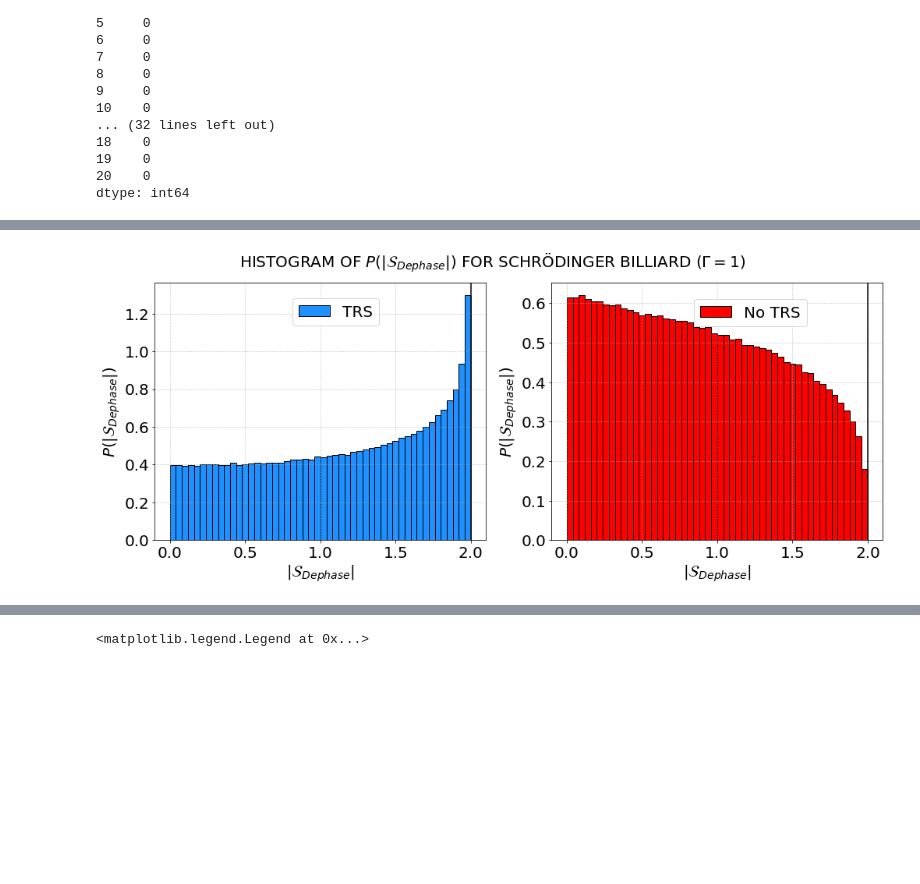
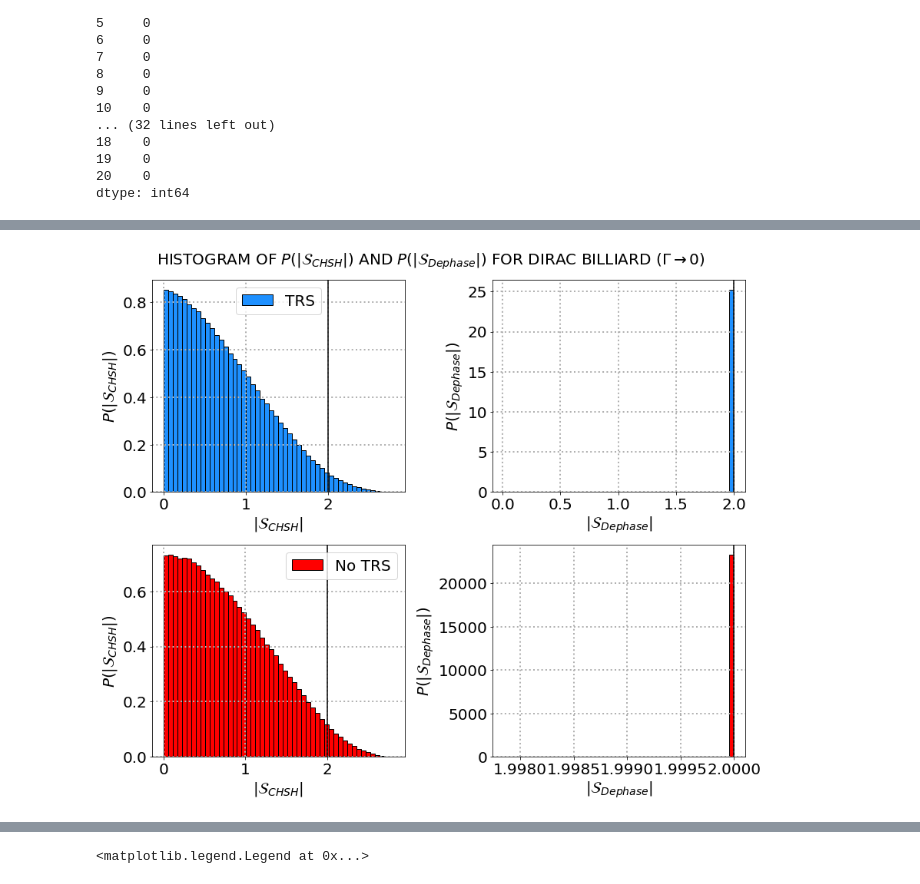
Before and after one commit to Rafffaelb/Dirac_Billiard, a Jupyter notebook: Chiral/Data_Analysis/Dirac_Bell_Parameter.ipynb, the cells around one changed output, grey strips where cells are left out. Cells and saved outputs as stored; diff of their text form; code cells hidden in the pictures; blank space fills up the shorter version.

Commit message:
Performing simulations of Bell's parameter vs gamma and with fixed base of measurement

```diff
--- a/Chiral/Data_Analysis/Dirac_Bell_Parameter.ipynb
+++ b/Chiral/Data_Analysis/Dirac_Bell_Parameter.ipynb
@@ -245,6 +245,9 @@ axs.legend(fontsize = 15)
 df_Bell_Parameter_Dephase_Gamma_O = pd.read_csv(r'Bell_Parameter/Bell_Gamma/Dirac_Bell_Parameter_Dephase_O_Gamma.txt', sep = '\t', header = None)
 df_Bell_Parameter_Dephase_Gamma_U = pd.read_csv(r'Bell_Parameter/Bell_Gamma/Dirac_Bell_Parameter_Dephase_U_Gamma.txt', sep = '\t', header = None)
 # %%
+Bell_Parameter_Gamma_O = df_Bell_Parameter_Gamma_O.values
+Bell_Parameter_Gamma_U = df_Bell_Parameter_Gamma_U.values
+
 Bell_Parameter_Dephase_Gamma_O = df_Bell_Parameter_Dephase_Gamma_O.values
 Bell_Parameter_Dephase_Gamma_U = df_Bell_Parameter_Dephase_Gamma_U.values
 
@@ -303,26 +336,33 @@ dtype: float64
 # %%
-fig, axs = plt.subplots(1,2, figsize = (14, 6), constrained_layout = True)
+fig, axs = plt.subplots(2,2, figsize = (12, 10), constrained_layout = True, facecolor = 'w')
 
-fig.suptitle(r'HISTOGRAM OF $P(|\mathcal{S}_{Dephase}|)$ FOR SCHRÖDINGER BILLIARD ($\Gamma = 1$)', fontsize = 20)
+fig.suptitle(r'HISTOGRAM OF $P(|\mathcal{S}_{CHSH}|)$ AND $P(|\mathcal{S}_{Dephase}|)$ FOR DIRAC BILLIARD ($\Gamma \rightarrow 0$)', fontsize = 20)
 
-axs[0].hist(Bell_Parameter_Dephase_Gamma_O[:,20], bins = 50, color = 'dodgerblue', label = r'TRS', alpha = 1, density = True, histtype = 'bar', ec = 'black')
-axs[0].legend(prop = {'size': 20}, bbox_to_anchor = (0.7, 0.97))
-axs[0].set_xlabel(r'$|\mathcal{S}_{Dephase}|$', fontsize = 20)
-axs[0].tick_params(axis = 'both', which = 'major', labelsize = 20)
-axs[0].set_ylabel('$P(|\mathcal{S}_{Dephase}|)$', fontsize = 20)
-axs[0].axvline(2, color = 'black')
+axs[0,0].hist(Bell_Parameter_Gamma_O[:,0], bins = 50, color = 'dodgerblue', label = r'TRS', alpha = 1, density = True, histtype = 'bar', ec = 'black')
+axs[0,0].legend(prop = {'size': 20}, loc = 'best')
+axs[0,0].set_xlabel(r'$|\mathcal{S}_{CHSH}|$', fontsize = 20)
+axs[0,0].set_ylabel('$P(|\mathcal{S}_{CHSH}|)$', fontsize = 20)
 
-axs[1].hist(Bell_Parameter_Dephase_Gamma_U[:,20], bins = 50, color = 'red', label = r'No TRS', alpha = 1, density = True, histtype = 'bar', ec = 'black')
-axs[1].legend(prop = {'size': 20}, bbox_to_anchor = (0.6, 0.8))
-axs[1].set_xlabel(r'$|\mathcal{S}_{Dephase}|$', fontsize = 20)
-axs[1].tick_params(axis = 'both', which = 'major', labelsize = 20)
-axs[1].set_ylabel('$P(|\mathcal{S}_{Dephase}|)$', fontsize = 20)
-axs[1].axvline(2, color = 'black')
+axs[1,0].hist(Bell_Parameter_Gamma_U[:,0], bins = 50, color = 'red', label = r'No TRS', alpha = 1, density = True, histtype = 'bar', ec = 'black')
+axs[1,0].legend(prop = {'size': 20}, loc = 'best')
+axs[1,0].set_xlabel(r'$|\mathcal{S}_{CHSH}|$', fontsize = 20)
+axs[1,0].set_ylabel('$P(|\mathcal{S}_{CHSH}|)$', fontsize = 20)
 
-axs[0].grid(linestyle = ':')
-axs[1].grid(linestyle = ':')
+axs[0,1].hist(Bell_Parameter_Dephase_Gamma_O[:,0], bins = 50, color = 'dodgerblue', label = r'TRS', alpha = 1, density = True, histtype = 'bar', ec = 'black')
+axs[0,1].set_xlabel(r'$|\mathcal{S}_{Dephase}|$', fontsize = 20)
+axs[0,1].set_ylabel('$P(|\mathcal{S}_{Dephase}|)$', fontsize = 20)
+
+axs[1,1].hist(Bell_Parameter_Dephase_Gamma_U[:,0], bins = 50, color = 'red', label = r'No TRS', alpha = 1, density = True, histtype = 'bar', ec = 'black')
+axs[1,1].set_xlabel(r'$|\mathcal{S}_{Dephase}|$', fontsize = 20)
+axs[1,1].set_ylabel('$P(|\mathcal{S}_{Dephase}|)$', fontsize = 20)
+
+for i in range(2):
+    for j in range(2):
+        axs[i,j].axvline(2, color = 'black')
+        axs[i,j].grid(linestyle = ':', linewidth = 2)
+        axs[i,j].tick_params(axis = 'both', which = 'major', labelsize = 20)
 # %% [output]
-[figure, old version]
+[figure, new version]
 # %%
 df_Bell_Parameter_O_Fixed_Base = pd.read_csv(r'Bell_Parameter/Bell_Fixed_Base/Dirac_Bell_Parameter_O_Fixed_Base.txt', sep = '\t', header = None)
 df_Bell_Parameter_U_Fixed_Base = pd.read_csv(r'Bell_Parameter/Bell_Fixed_Base/Dirac_Bell_Parameter_U_Fixed_Base.txt', sep = '\t', header = None)
```
Also changed, not shown: parts of 14 cells of this notebook.
